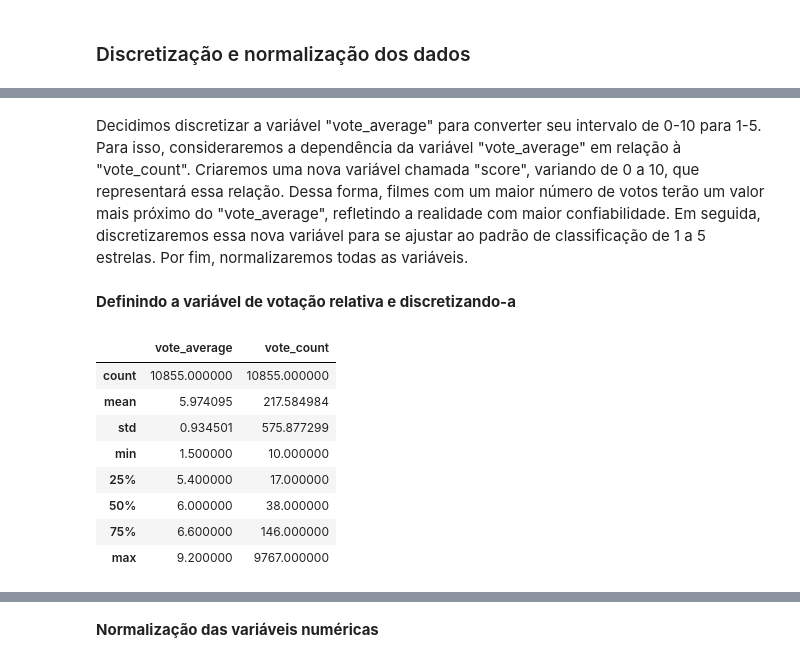
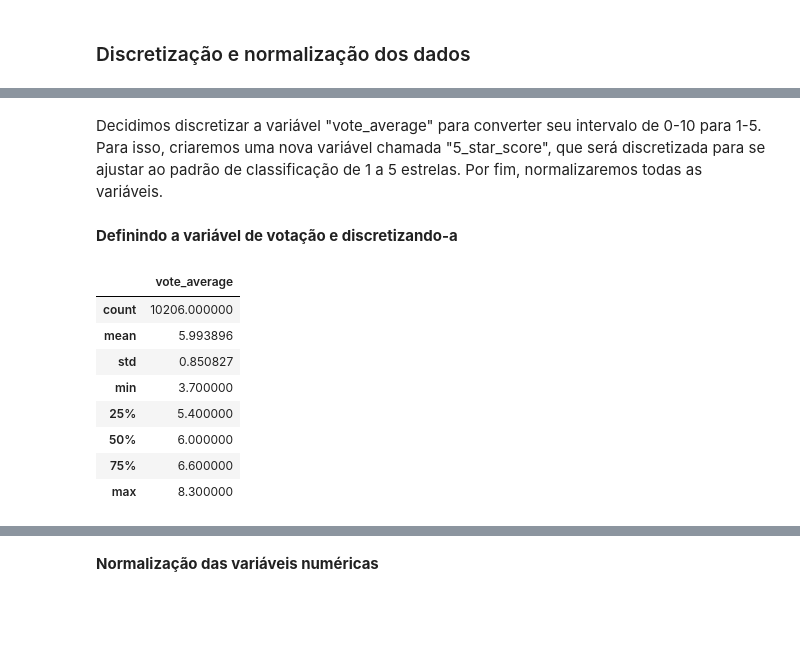
Before and after one commit to BeatrizA2/IF697---TMDB, a Jupyter notebook: Pré-processamento e Análise/Projeto1_Intro_DS .ipynb, the cells around one changed output, grey strips where cells are left out. Saved outputs shown, nothing was run; the diff lists cells and outputs as text; code cells hidden in the pictures; blank space fills up the shorter version.

```diff
--- a/Pré-processamento e Análise/Projeto1_Intro_DS .ipynb
+++ b/Pré-processamento e Análise/Projeto1_Intro_DS .ipynb
@@ -568,0 +740,4 @@ df = df_final
+# %%
+from sklearn.covariance import EllipticEnvelope
+detector = EllipticEnvelope(contamination=0.005)
+detector.fit(df)
@@ -568,0 +746,6 @@ df = df_final
+# %%
+scores = detector.predict(df)
+
+# conta quantos outliers foram detectados
+outliers = (scores == -1).sum()
+print(outliers, 'outliers detectados')
@@ -568,0 +754,4 @@ df = df_final
+# %%
+# adiciona a coluna de outliers ao dataframe
+df['outlier'] = scores
+df.head()
@@ -568,0 +771,5 @@ df = df_final
+# %%
+# Remove os outliers detectados
+df = df[df['outlier'] != -1]
+df.drop(columns=['outlier'], inplace=True)
+len(df)
@@ -590,17 +803,17 @@ Western                 int64
 dtype: object
 # %% [markdown]
-Decidimos discretizar a variável "vote_average" para converter seu intervalo de 0-10 para 1-5. Para isso, consideraremos a dependência da variável "vote_average" em relação à "vote_count". Criaremos uma nova variável chamada "score", variando de 0 a 10, que representará essa relação. Dessa forma, filmes com um maior número de votos terão um valor mais próximo do "vote_average", refletindo a realidade com maior confiabilidade. Em seguida, discretizaremos essa nova variável para se ajustar ao padrão de classificação de 1 a 5 estrelas. Por fim, normalizaremos todas as variáveis.
+Decidimos discretizar a variável "vote_average" para converter seu intervalo de 0-10 para 1-5. Para isso, criaremos uma nova variável chamada "5_star_score", que será discretizada para se ajustar ao padrão de classificação de 1 a 5 estrelas. Por fim, normalizaremos todas as variáveis.
 # %% [markdown]
-**Definindo a variável de votação relativa e discretizando-a**
+**Definindo a variável de votação e discretizando-a**
 # %%
-df[['vote_average', 'vote_count']].describe()
+df[['vote_average']].describe()
 # %% [output]
-|  | vote_average | vote_count |
-| count | 10855.000000 | 10855.000000 |
-| mean | 5.974095 | 217.584984 |
-| std | 0.934501 | 575.877299 |
-| min | 1.500000 | 10.000000 |
-| 25% | 5.400000 | 17.000000 |
-| 50% | 6.000000 | 38.000000 |
-| 75% | 6.600000 | 146.000000 |
-| max | 9.200000 | 9767.000000 |
+|  | vote_average |
+| count | 10206.000000 |
+| mean | 5.993896 |
+| std | 0.850827 |
+| min | 3.700000 |
+| 25% | 5.400000 |
+| 50% | 6.000000 |
+| 75% | 6.600000 |
+| max | 8.300000 |
```
Also changed, not shown: parts of 95 cells of this notebook.
